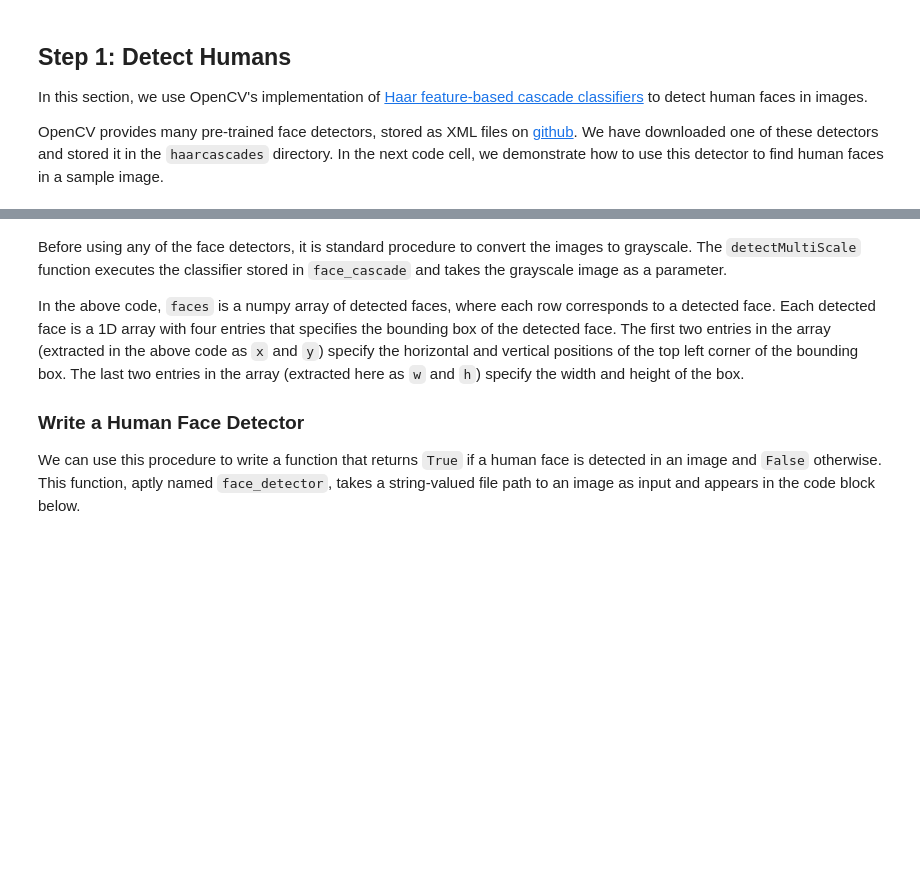
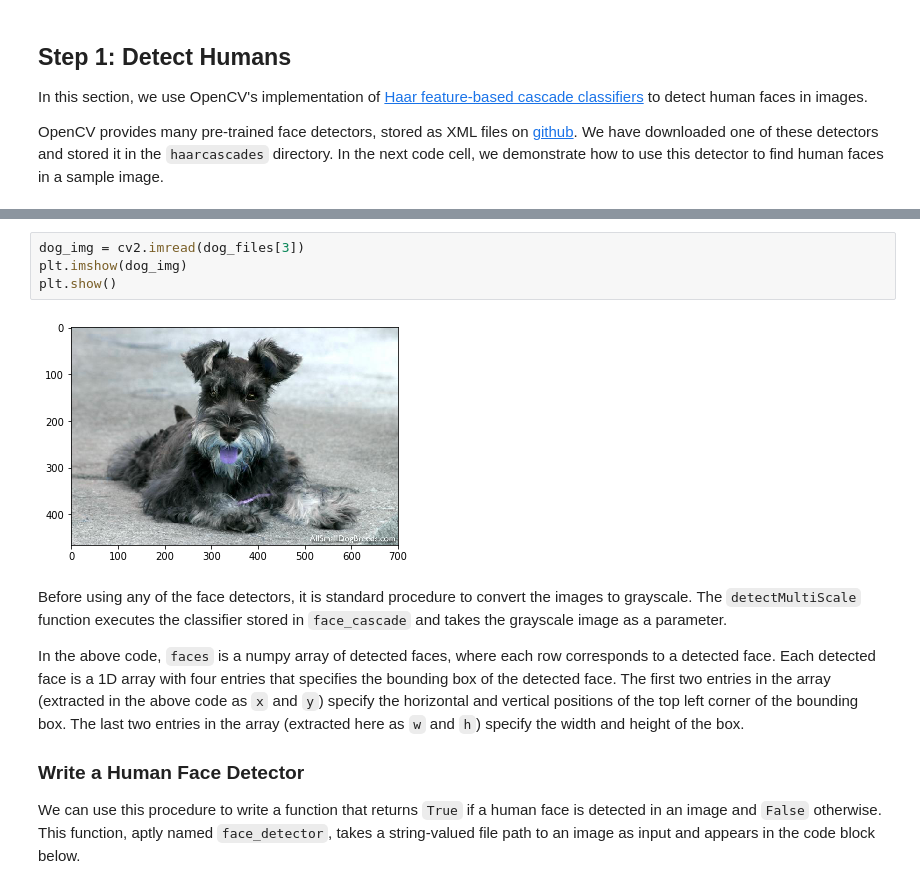
Before and after one commit to mangozy/deeplearning, a Jupyter notebook: dog_app.ipynb, the cells around one changed output, grey strips where cells are left out. Saved outputs shown, nothing was run; the diff lists cells and outputs as text; blank space fills up the shorter version.

```diff
--- a/dog_app.ipynb
+++ b/dog_app.ipynb
@@ -107,3 +109,9 @@ Number of faces detected: 1
+# %%
+dog_img = cv2.imread(dog_files[3])
+plt.imshow(dog_img)
+plt.show()
+# %% [output]
+[figure, added]
 # %% [markdown]
 Before using any of the face detectors, it is standard procedure to convert the images to grayscale.  The `detectMultiScale` function executes the classifier stored in `face_cascade` and takes the grayscale image as a parameter.
 
```
Also changed, not shown: parts of 18 cells of this notebook.
